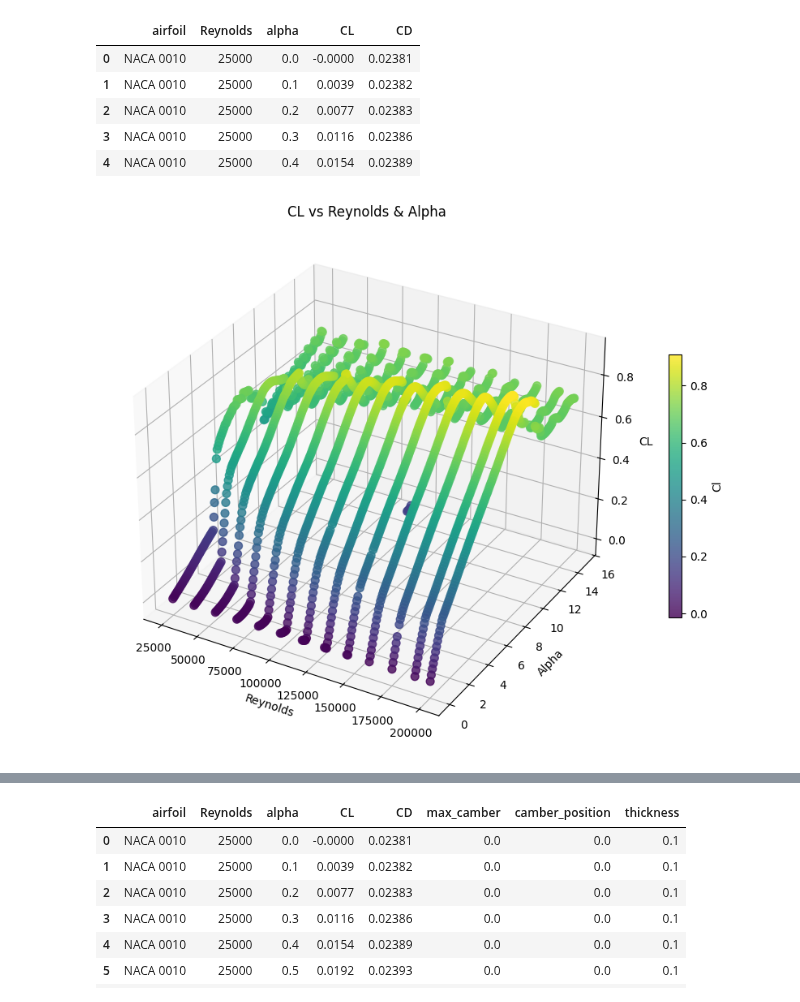
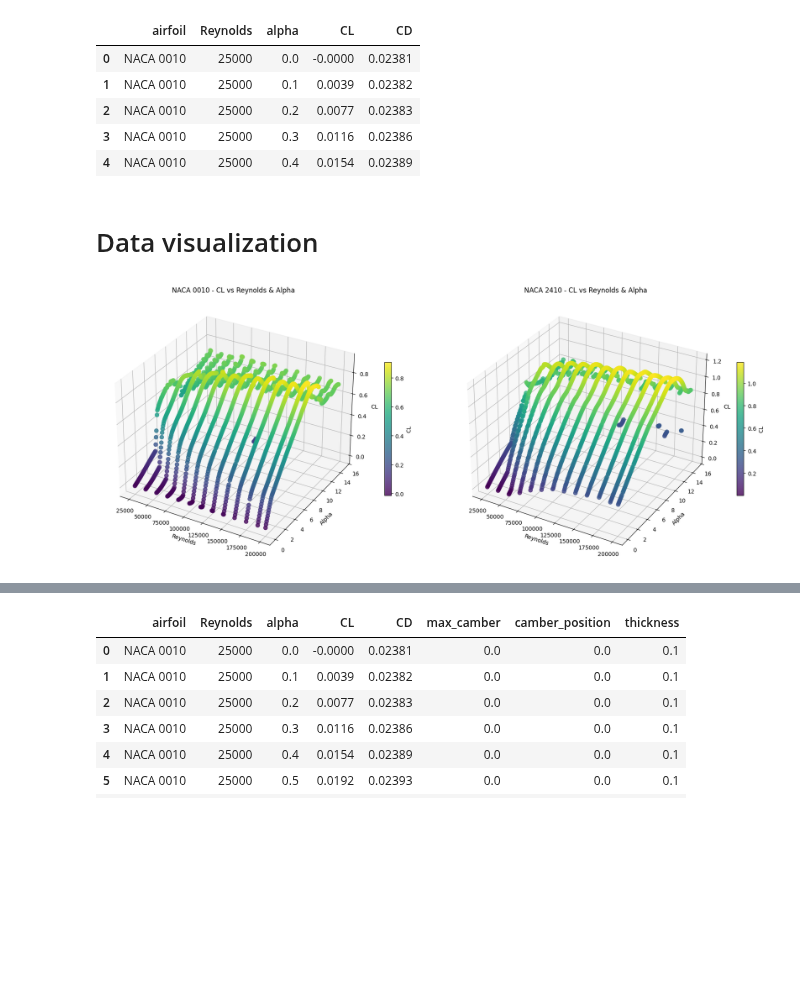
Before and after one commit to miirage-exe/data-driven-engineering, a Jupyter notebook: topic_2_pca.ipynb, the cells around one changed output, grey strips where cells are left out. Cells and saved outputs as stored; diff of their text form; code cells hidden in the pictures; blank space fills up the shorter version.

```diff
--- a/topic_2_pca.ipynb
+++ b/topic_2_pca.ipynb
@@ -38,30 +38,34 @@ df.head()
 | 2 | NACA 0010 | 25000 | 0.2 | 0.0077 | 0.02383 |
 | 3 | NACA 0010 | 25000 | 0.3 | 0.0116 | 0.02386 |
 | 4 | NACA 0010 | 25000 | 0.4 | 0.0154 | 0.02389 |
+# %% [markdown]
+# Data visualization
 # %%
-fig = plt.figure(figsize=(10, 7))
-ax = fig.add_subplot(111, projection='3d')
+fig = plt.figure(figsize=(18, 7))
 
-df_unique_naca = df[df.airfoil == "NACA 0010"]
+for i, naca in enumerate(["NACA 0010", "NACA 2410"]):
+    ax = fig.add_subplot(1, 2, i + 1, projection='3d')
+    df_unique_naca = df[df.airfoil == naca]
 
-scatter = ax.scatter(
-    df_unique_naca['Reynolds'],
-    df_unique_naca['alpha'],
-    df_unique_naca['CL'],
-    c=df_unique_naca['CL'],        # Color points by CL value
-    cmap='viridis',
-    s=50,
-    alpha=0.8
-)
+    scatter = ax.scatter(
+        df_unique_naca['Reynolds'],
+        df_unique_naca['alpha'],
+        df_unique_naca['CL'],
+        c=df_unique_naca['CL'],
+        cmap='viridis',
+        s=50,
+        alpha=0.8
+    )
 
-ax.set_xlabel('Reynolds')
-ax.set_ylabel('Alpha')
-ax.set_zlabel('CL')
-ax.set_title('CL vs Reynolds & Alpha')
+    ax.set_xlabel('Reynolds')
+    ax.set_ylabel('Alpha')
+    ax.set_zlabel('CL')
+    ax.set_title(f'{naca} - CL vs Reynolds & Alpha')
 
-fig.colorbar(scatter, ax=ax, label='Cl', shrink=0.5)
+    fig.colorbar(scatter, ax=ax, label='CL', shrink=0.5)
+
 plt.tight_layout()
 plt.show()
 # %% [output]
-[figure, old version]
+[figure, new version]
 # %%
```
Also changed, not shown: parts of 10 cells of this notebook.
